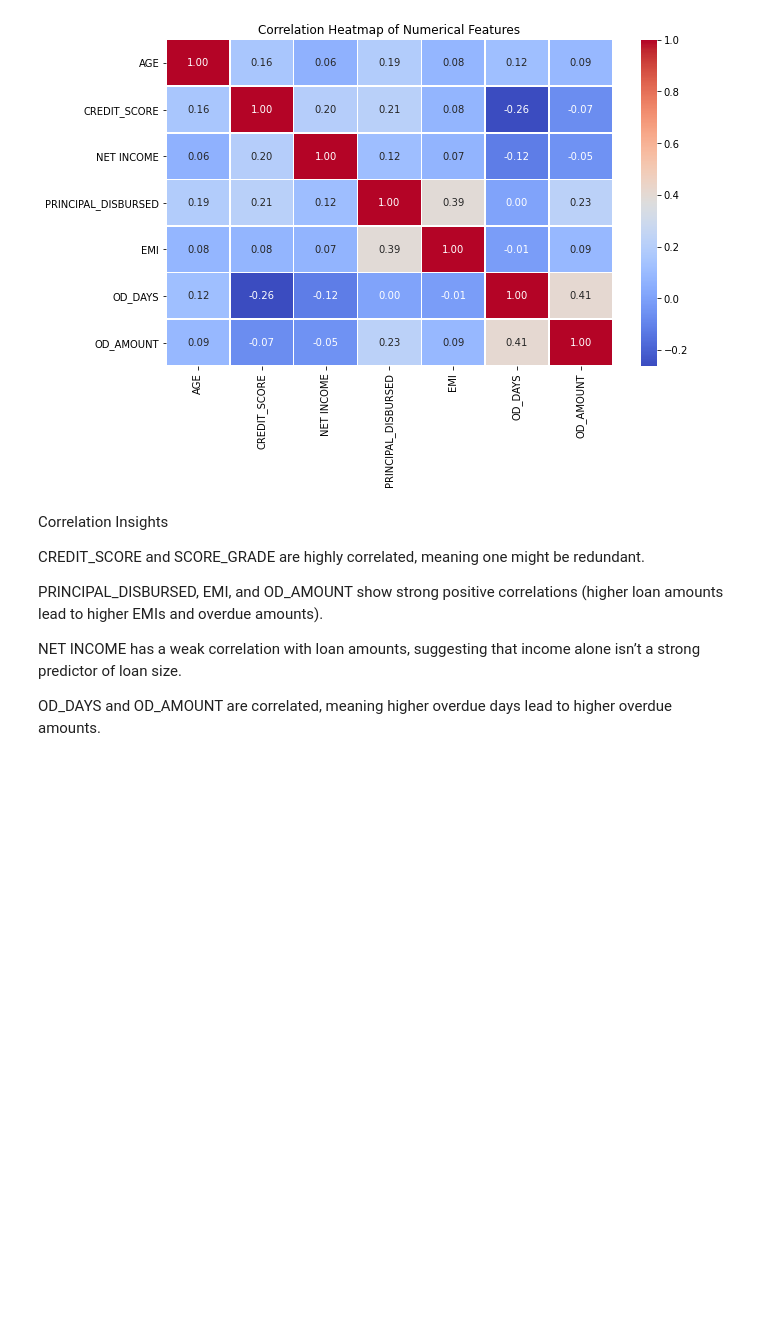
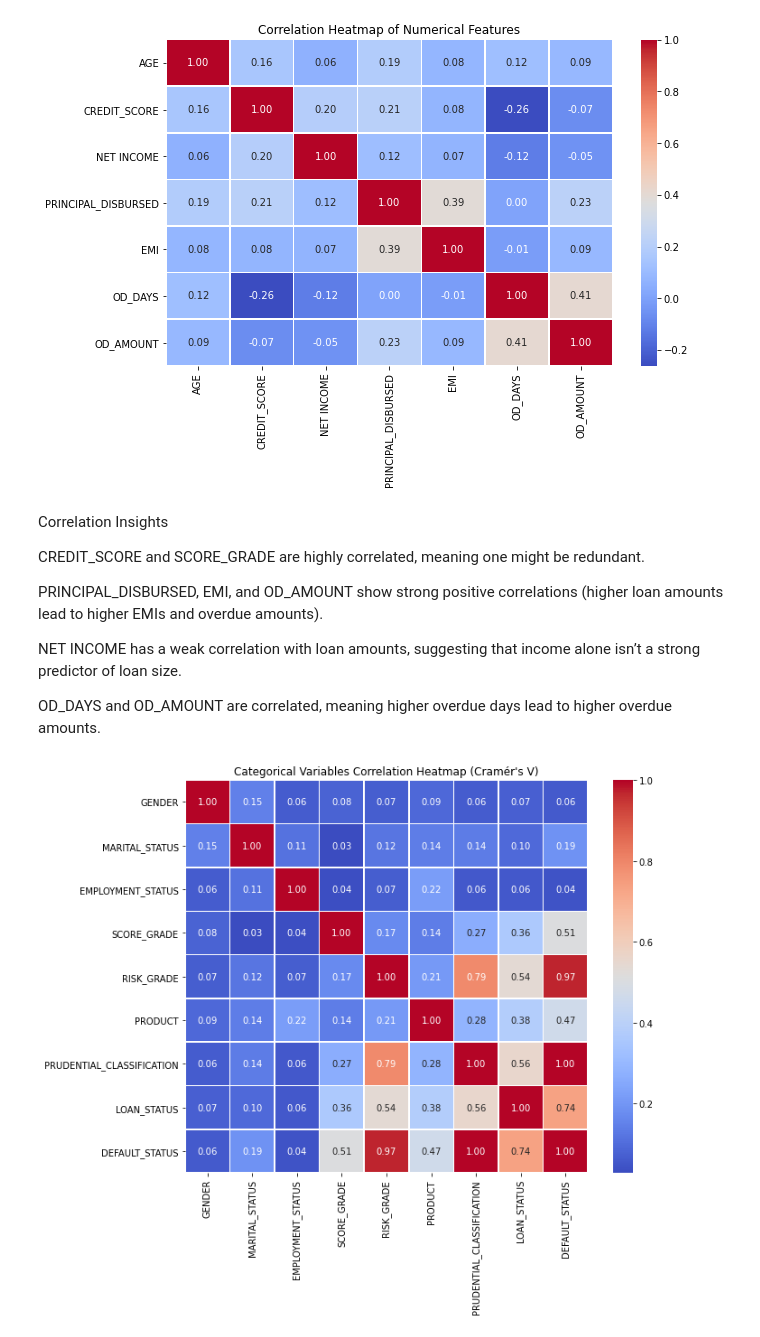
Before and after one commit to AlexIrungu/DSC-CapstoneProject, a Jupyter notebook: notebooks/michael.ipynb, the cells around one changed output. Cells and saved outputs as stored; diff of their text form; code cells hidden in the pictures; blank space fills up the shorter version.

Commit message:
correlation for categorical values

```diff
--- a/notebooks/michael.ipynb
+++ b/notebooks/michael.ipynb
@@ -705,0 +723,32 @@ OD_DAYS and OD_AMOUNT are correlated, meaning higher overdue days lead to higher
+# %%
+# Compute Cramér's V for categorical correlation
+def cramers_v(x, y):
+    confusion_matrix = pd.crosstab(x, y)
+    chi2 = stats.chi2_contingency(confusion_matrix)[0]
+    n = confusion_matrix.sum().sum()
+    phi2 = chi2 / n
+    r, k = confusion_matrix.shape
+    phi2corr = max(0, phi2 - ((k-1)*(r-1)) / (n-1))
+    r_corr = r - ((r-1)**2) / (n-1)
+    k_corr = k - ((k-1)**2) / (n-1)
+    return np.sqrt(phi2corr / min((k_corr-1), (r_corr-1)))
+# %%
+# Compute correlation matrix for categorical variables
+categorical_corr_matrix = pd.DataFrame(
+    np.zeros((len(categorical_cols), len(categorical_cols))),
+    index=categorical_cols, columns=categorical_cols)
+
+for col1, col2 in itertools.combinations(categorical_cols, 2):
+    value = cramers_v(encoded_df[col1], encoded_df[col2])
+    categorical_corr_matrix.loc[col1, col2] = value
+    categorical_corr_matrix.loc[col2, col1] = value
+
+np.fill_diagonal(categorical_corr_matrix.values, 1)
+
+# Plot the categorical correlation heatmap
+plt.figure(figsize=(10, 8))
+sns.heatmap(categorical_corr_matrix, annot=True, cmap="coolwarm", fmt=".2f", linewidths=0.5)
+plt.title("Categorical Variables Correlation Heatmap (Cramér's V)")
+plt.show()
+# %% [output]
+[figure, added]
```
Also changed, not shown: parts of 2 cells of this notebook.
